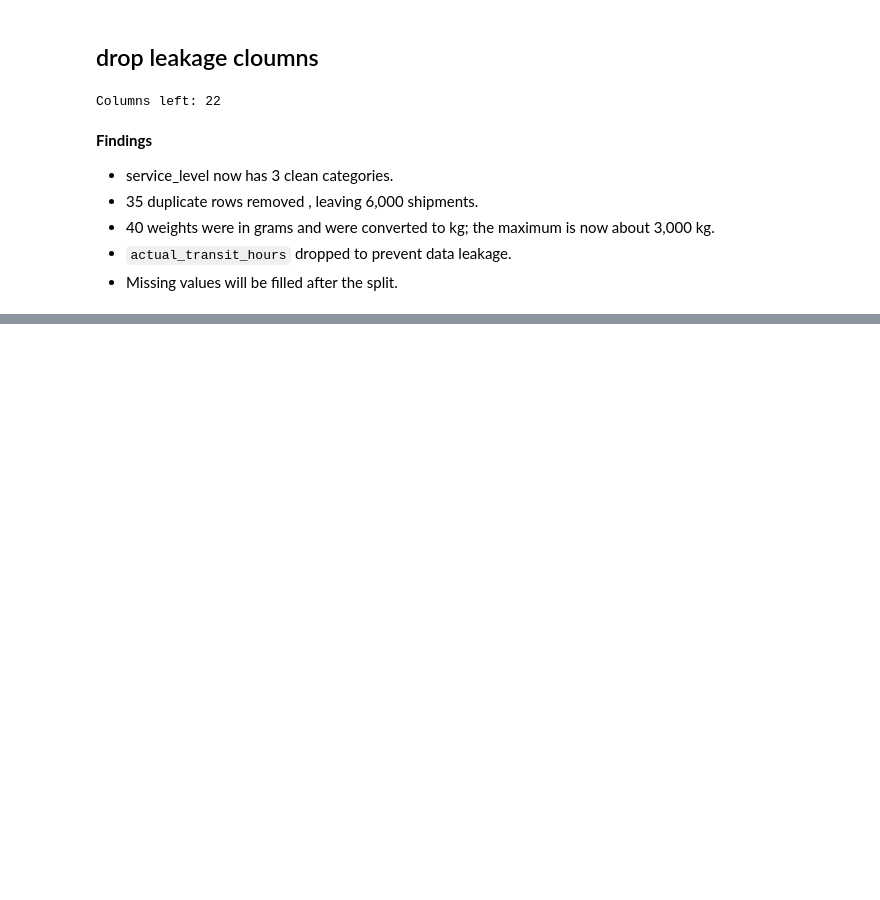
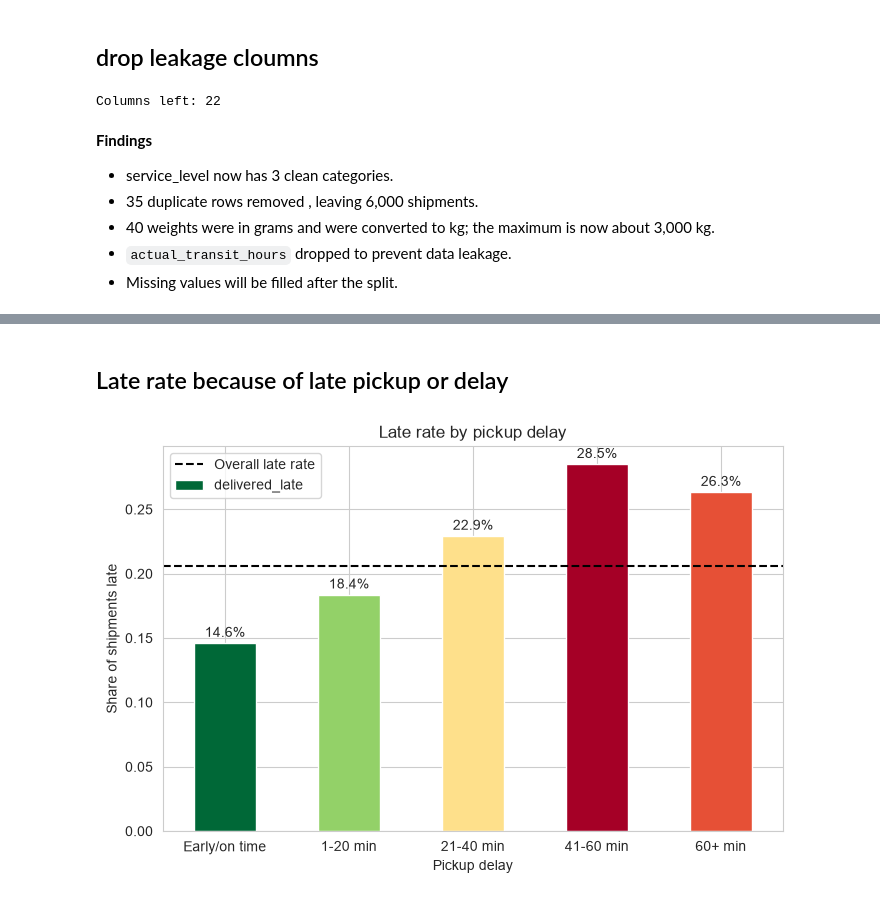
Before and after one commit to AnushAdhikari/Delivery-Delay-Prediction-Slack-Alerts, a Jupyter notebook: MapleFreight_Delivery_Delay_Prediction_c0968893.ipynb, the cells around one changed output, grey strips where cells are left out. Saved outputs shown, nothing was run; the diff lists cells and outputs as text; code cells hidden in the pictures; blank space fills up the shorter version.

```diff
--- a/MapleFreight_Delivery_Delay_Prediction_c0968893.ipynb
+++ b/MapleFreight_Delivery_Delay_Prediction_c0968893.ipynb
@@ -174,0 +226,27 @@ Columns left: 22
+# %% [markdown]
+## Late rate because of late pickup or delay
+# %%
+# Late rate by pickup delay
+bins = [-25, 0, 20, 40, 60, 150]
+labels = ["Early/on time", "1-20 min", "21-40 min", "41-60 min", "60+ min"]
+df["pickup_group"] = pd.cut(df["pickup_delay_minutes"], bins, labels=labels)
+
+rate = df.groupby("pickup_group", observed=True)["delivered_late"].mean()
+colors = plt.cm.RdYlGn_r((rate - rate.min()) / (rate.max() - rate.min()))
+
+# late rate by pickup delay bar chart with overall late rate line
+ax = rate.plot(kind="bar", color=colors, figsize=(8, 5))
+ax.axhline(df["delivered_late"].mean(), color="black", linestyle="--", label="Overall late rate")
+ax.set_title("Late rate by pickup delay")
+ax.set_xlabel("Pickup delay")
+ax.set_ylabel("Share of shipments late")
+ax.set_xticklabels(labels, rotation=0)
+# Add counts and % on each bar
+for i, v in enumerate(rate): # e
+    ax.text(i, v + 0.005, f"{v:.1%}", ha="center")
+ax.legend()
+plt.show()
+
+df = df.drop(columns="pickup_group")  # helper column, not needed later
+# %% [output]
+[figure, added]
```
Also changed, not shown: parts of 19 cells of this notebook.
